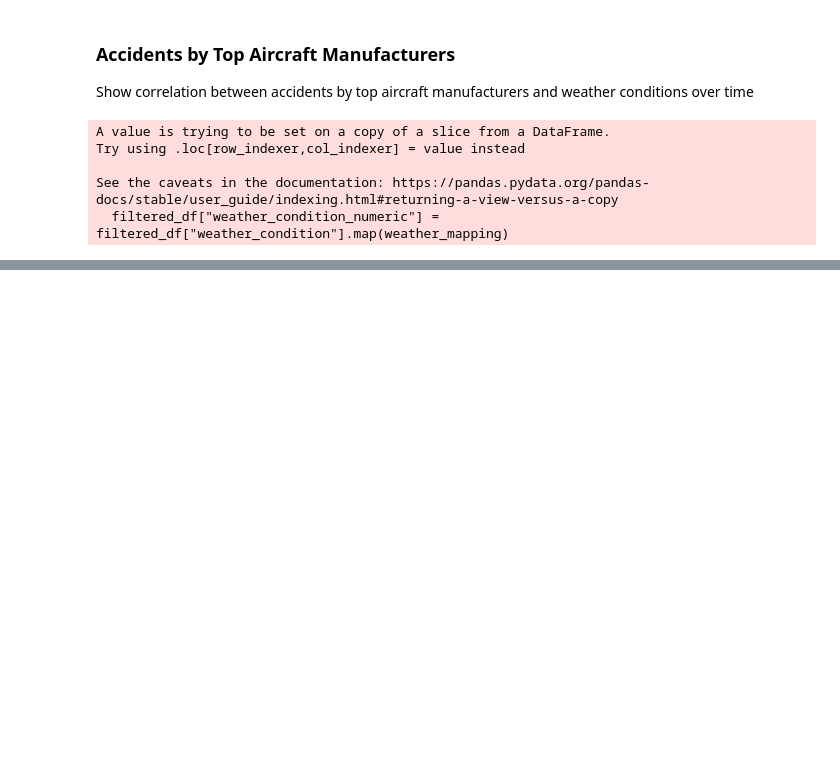
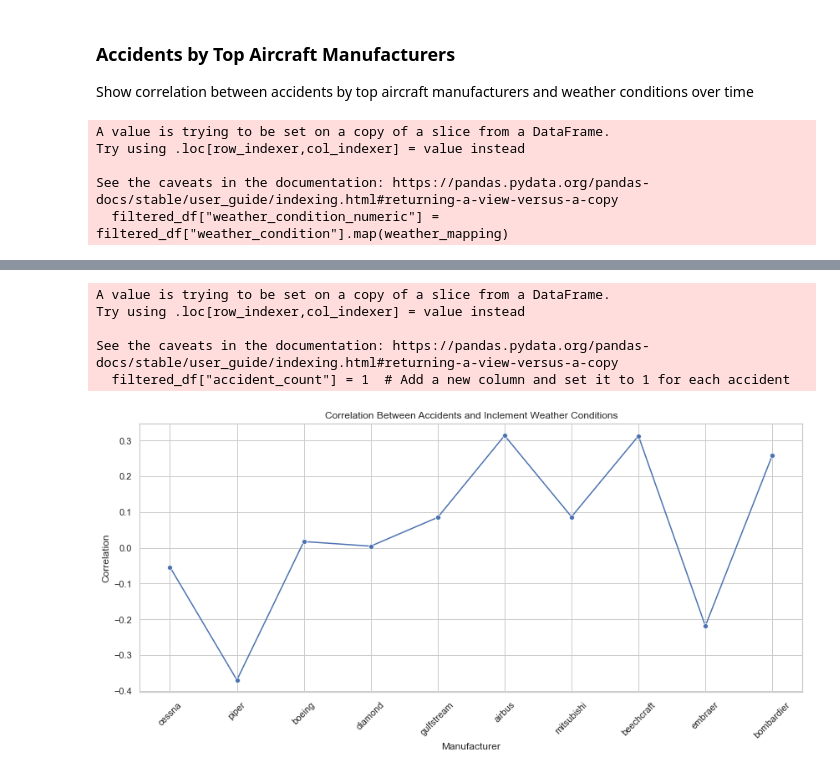
Before and after one commit to dangrosen/Aviation_Project, a Jupyter notebook: aviation_division_DRAFT.ipynb, the cells around one changed output, grey strips where cells are left out. Cells and saved outputs as stored; diff of their text form; code cells hidden in the pictures; blank space fills up the shorter version.

```diff
--- a/aviation_division_DRAFT.ipynb
+++ b/aviation_division_DRAFT.ipynb
@@ -449,0 +454,53 @@ See the caveats in the documentation: https://pandas.pydata.org/pandas-docs/stab
+# %%
+import pandas as pd
+import matplotlib.pyplot as plt
+import seaborn as sns
+
+# Assuming you have a DataFrame named filtered_df with columns 'event_year', 'make', 'weather_condition'
+
+# Step 1: Identify the top aircraft manufacturers
+top_manufacturers = filtered_df["make"].value_counts().head(10).index
+
+# Step 2: Calculate "AccidentCount" as the count of accidents for each manufacturer-year combination
+filtered_df["accident_count"] = 1  # Add a new column and set it to 1 for each accident
+accidents_count_by_manufacturer_year = filtered_df.groupby(["make", "event_year"])["accident_count"].sum().unstack(fill_value=0)
+
+# Step 3: Create a DataFrame to store correlation data
+correlation_data = []
+
+# Step 4: Calculate the correlation for each manufacturer
+for manufacturer in top_manufacturers:
+    accidents_by_year = accidents_count_by_manufacturer_year.loc[manufacturer]
+
+    if "weather_condition" in filtered_df.columns:
+        # Filter data for the current manufacturer
+        manufacturer_data = filtered_df[filtered_df["make"] == manufacturer]
+
+        #Filter data for inclement weather
+        inclement_weather = filtered_df[filtered_df["weather_condition"] == "IMC"]
+
+        # Calculate the correlation between "accidents_by_year" and "weather_condition"
+        correlation = accidents_by_year.corr(manufacturer_data.groupby("event_year")["weather_condition_numeric"].first())
+
+        correlation_data.append({'Manufacturer': manufacturer, 'Correlation': correlation})
+
+correlation_df = pd.DataFrame(correlation_data)
+
+# Step 5: Create a visualization to display the correlations over time
+plt.figure(figsize=(12, 6))
+sns.set(style="whitegrid")
+sns.lineplot(data=correlation_df, x='Manufacturer', y='Correlation', marker='o')
+plt.title("Correlation Between Accidents and Inclement Weather Conditions")
+plt.xlabel("Manufacturer")
+plt.ylabel("Correlation")
+
+plt.xticks(rotation=45)
+plt.tight_layout()
+plt.show()
+# %% [output]
+A value is trying to be set on a copy of a slice from a DataFrame.
+Try using .loc[row_indexer,col_indexer] = value instead
+
+See the caveats in the documentation: https://pandas.pydata.org/pandas-docs/stable/user_guide/indexing.html#returning-a-view-versus-a-copy
+  filtered_df["accident_count"] = 1  # Add a new column and set it to 1 for each accident
+[figure, added]
```
Also changed, not shown: parts of 12 cells of this notebook.
